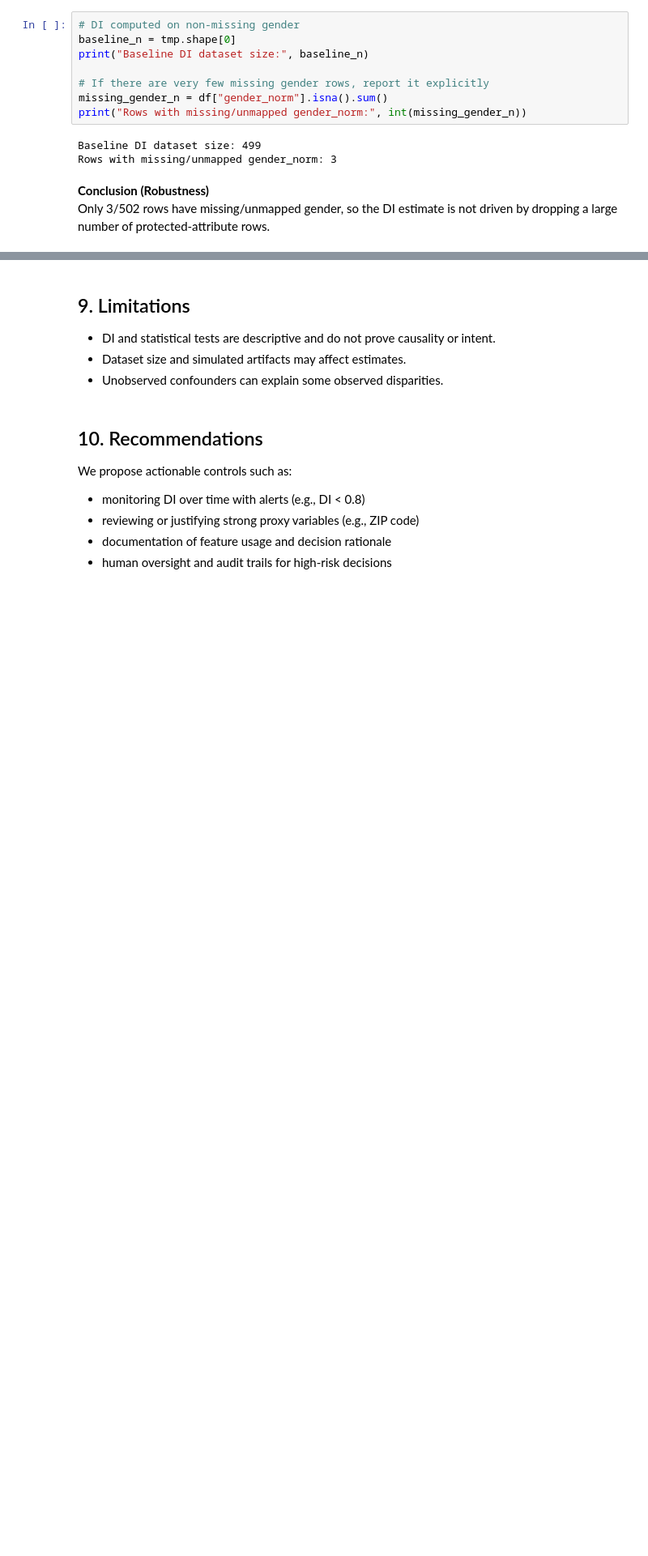
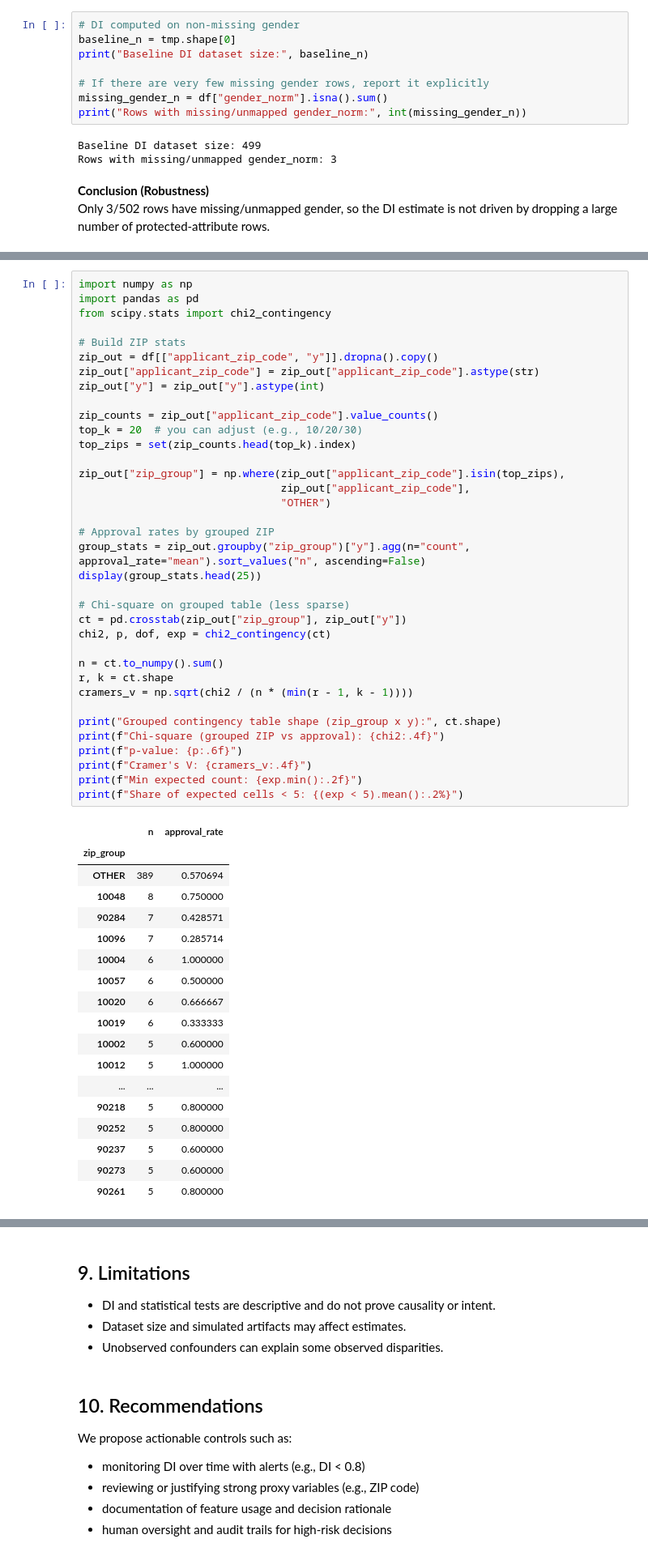
Before and after one commit to leo-nor-pro/dego-project-team6, a Jupyter notebook: notebooks/02-bias-analysis.ipynb, the cells around one changed output, grey strips where cells are left out. Shown at 81% size. Drawn from its saved outputs; the diff is of its cells as text; blank space fills up the shorter version.

```diff
--- a/notebooks/02-bias-analysis.ipynb
+++ b/notebooks/02-bias-analysis.ipynb
@@ -414,0 +401,55 @@ Next steps include repeating the same two-link check for other candidate proxies
+# %%
+import numpy as np
+import pandas as pd
+from scipy.stats import chi2_contingency
+
+# Build ZIP stats
+zip_out = df[["applicant_zip_code", "y"]].dropna().copy()
+zip_out["applicant_zip_code"] = zip_out["applicant_zip_code"].astype(str)
+zip_out["y"] = zip_out["y"].astype(int)
+
+zip_counts = zip_out["applicant_zip_code"].value_counts()
+top_k = 20  # you can adjust (e.g., 10/20/30)
+top_zips = set(zip_counts.head(top_k).index)
+
+zip_out["zip_group"] = np.where(zip_out["applicant_zip_code"].isin(top_zips),
+                                zip_out["applicant_zip_code"],
+                                "OTHER")
+
+# Approval rates by grouped ZIP
+group_stats = zip_out.groupby("zip_group")["y"].agg(n="count", approval_rate="mean").sort_values("n", ascending=False)
+display(group_stats.head(25))
+
+# Chi-square on grouped table (less sparse)
+ct = pd.crosstab(zip_out["zip_group"], zip_out["y"])
+chi2, p, dof, exp = chi2_contingency(ct)
+
+n = ct.to_numpy().sum()
+r, k = ct.shape
+cramers_v = np.sqrt(chi2 / (n * (min(r - 1, k - 1))))
+
+print("Grouped contingency table shape (zip_group x y):", ct.shape)
+print(f"Chi-square (grouped ZIP vs approval): {chi2:.4f}")
+print(f"p-value: {p:.6f}")
+print(f"Cramer's V: {cramers_v:.4f}")
+print(f"Min expected count: {exp.min():.2f}")
+print(f"Share of expected cells < 5: {(exp < 5).mean():.2%}")
+# %% [output]
+|  | n | approval_rate |
+| zip_group |  |  |
+| OTHER | 389 | 0.570694 |
+| 10048 | 8 | 0.750000 |
+| 90284 | 7 | 0.428571 |
+| 10096 | 7 | 0.285714 |
+| 10004 | 6 | 1.000000 |
+| 10057 | 6 | 0.500000 |
+| 10020 | 6 | 0.666667 |
+| 10019 | 6 | 0.333333 |
+| 10002 | 5 | 0.600000 |
+| 10012 | 5 | 1.000000 |
+| ... | ... | ... |
+| 90218 | 5 | 0.800000 |
+| 90252 | 5 | 0.800000 |
+| 90237 | 5 | 0.600000 |
+| 90273 | 5 | 0.600000 |
+| 90261 | 5 | 0.800000 |
```
Also changed, not shown: parts of 31 cells of this notebook.
